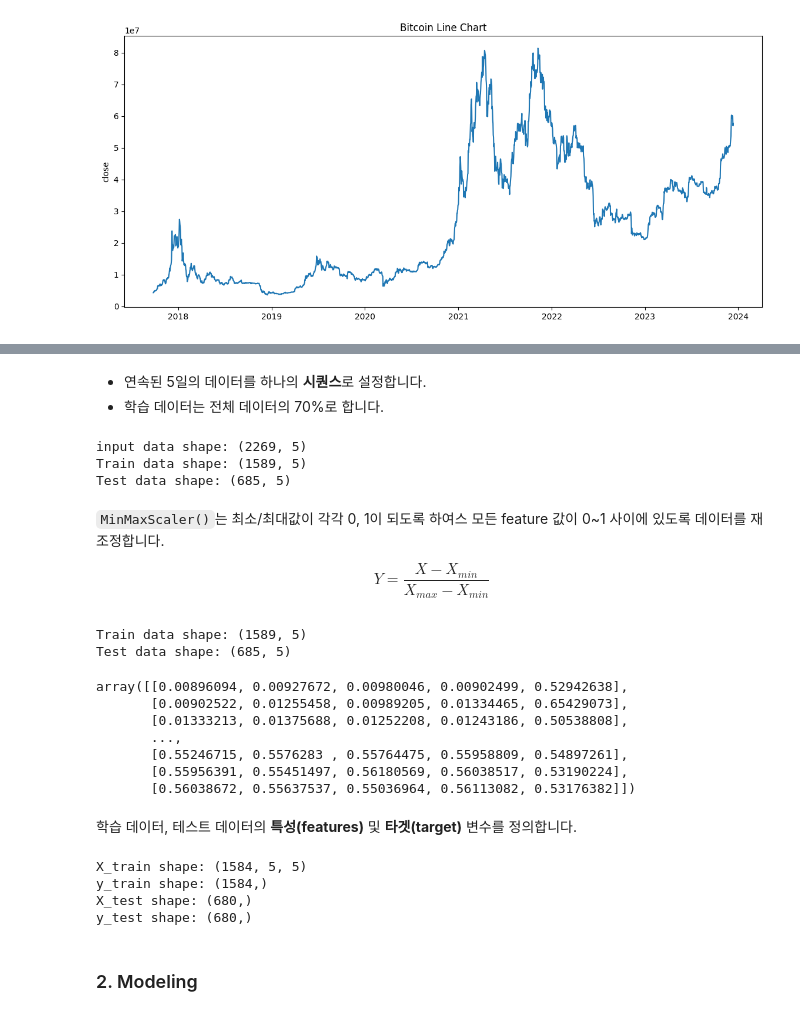
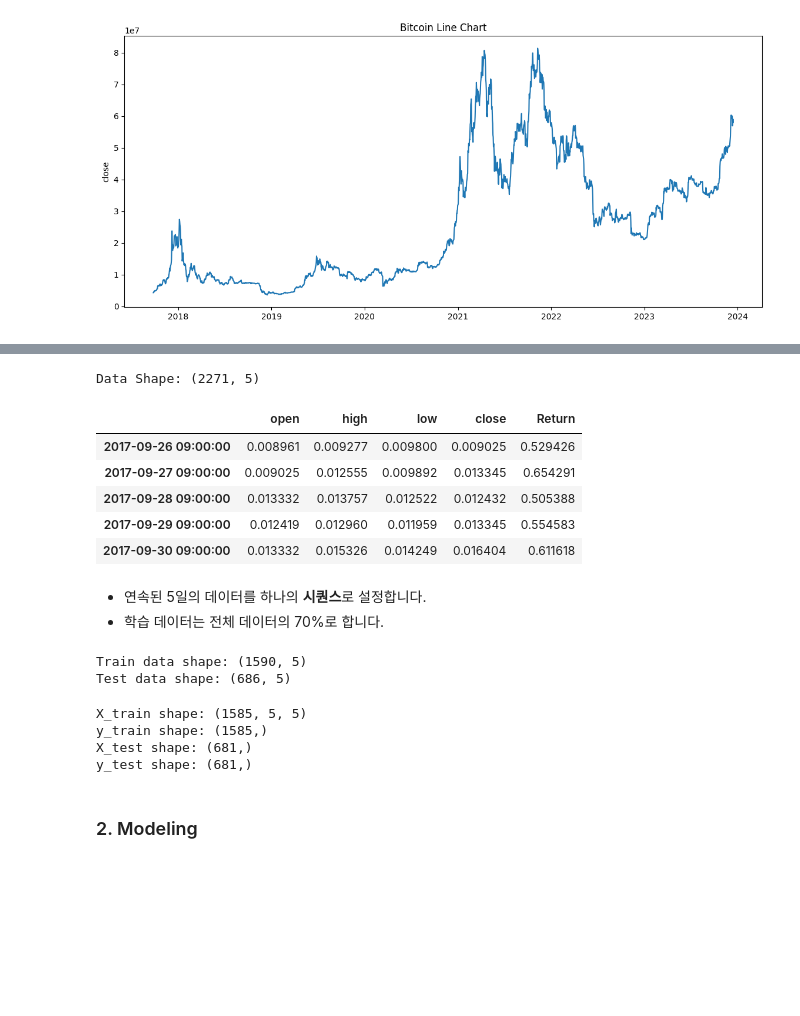
Before and after one commit to lagonee23/price-prediction-models, a Jupyter notebook: bitcoin_price_model.ipynb, the cells around one changed output, grey strips where cells are left out. Saved outputs shown, nothing was run; the diff lists cells and outputs as text; code cells hidden in the pictures; blank space fills up the shorter version.

```diff
--- a/bitcoin_price_model.ipynb
+++ b/bitcoin_price_model.ipynb
@@ -153,3 +135,24 @@ array([[ 4.31700000e+06,  4.41800000e+06,  4.31100000e+06,
+# %%
+from sklearn.preprocessing import MinMaxScaler
+
+X = df[['open', 'high', 'low', 'Return']]  # features
+y = df['close']  # target
+
+X_scaler = MinMaxScaler()
+y_scaler = MinMaxScaler()
+df[['open', 'high', 'low', 'Return']] = X_scaler.fit_transform(X)
+df['close'] = y_scaler.fit_transform(y.values.reshape(-1,1))
+
+print("Data Shape:", df.shape)
+df.head()
+# %% [output]
+Data Shape: (2271, 5)
+|  | open | high | low | close | Return |
+| 2017-09-26 09:00:00 | 0.008961 | 0.009277 | 0.009800 | 0.009025 | 0.529426 |
+| 2017-09-27 09:00:00 | 0.009025 | 0.012555 | 0.009892 | 0.013345 | 0.654291 |
+| 2017-09-28 09:00:00 | 0.013332 | 0.013757 | 0.012522 | 0.012432 | 0.505388 |
+| 2017-09-29 09:00:00 | 0.012419 | 0.012960 | 0.011959 | 0.013345 | 0.554583 |
+| 2017-09-30 09:00:00 | 0.013332 | 0.015326 | 0.014249 | 0.016404 | 0.611618 |
 # %% [markdown]
 * 연속된 5일의 데이터를 하나의 **시퀀스**로 설정합니다.
 * 학습 데이터는 전체 데이터의 70%로 합니다.
@@ -158,45 +161,21 @@ import math
 
 sequence_length = 5
 
-train_len = math.ceil(len(input_data) * 0.7)
-train = input_data[0:train_len, :]
-test = input_data[train_len - sequence_length:, :]
+train_len = math.ceil(len(df) * 0.7)
+train = df[0:train_len]
+test = df[train_len - sequence_length:]
 
-print("input data shape:", input_data.shape)
 print("Train data shape:", train.shape)
 print("Test data shape:", test.shape)
 # %% [output]
-input data shape: (2269, 5)
-Train data shape: (1589, 5)
-Test data shape: (685, 5)
+Train data shape: (1590, 5)
+Test data shape: (686, 5)
-# %% [markdown]
-`MinMaxScaler()`는 최소/최대값이 각각 0, 1이 되도록 하여스 모든 feature 값이 0~1 사이에 있도록 데이터를 재조정합니다.
-
-$$ Y = \frac{X-X_{min}}{X_{max}-X_{min}} $$
-# %%
-from sklearn.preprocessing import MinMaxScaler
-
-scaler = MinMaxScaler()
-train = scaler.fit_transform(train)  # 학습 데이터 스케일링
-test = scaler.transform(test)  # 테스트 데이터 스케일링
-
-print("Train data shape:", train.shape)
-print("Test data shape:", test.shape, end="\n\n")
-train
-# %% [output]
-Train data shape: (1589, 5)
-Test data shape: (685, 5)
-array([[0.00896094, 0.00927672, 0.00980046, 0.00902499, 0.52942638],
-       [0.00902522, 0.01255458, 0.00989205, 0.01334465, 0.65429073],
-       [0.01333213, 0.01375688, 0.01252208, 0.01243186, 0.50538808],
-       ...,
-       [0.55246715, 0.5576283 , 0.55764475, 0.55958809, 0.54897261],
-       [0.55956391, 0.55451497, 0.56180569, 0.56038517, 0.53190224],
-       [0.56038672, 0.55637537, 0.55036964, 0.56113082, 0.53176382]])
-# %% [markdown]
-학습 데이터, 테스트 데이터의 **특성(features)** 및 **타겟(target)** 변수를 정의합니다.
 # %%
 import numpy as np
+
+
+train = train.values
+test = test.values
 
 # 학습 데이터
 X_train, y_train = [], []
@@ -210,7 +189,7 @@ X_train, y_train = np.array(X_train), np.array(y_train)
 
 # 테스트 데이터
 X_test = []
-y_test = df['close'][train_len:].values
+y_test = y[train_len:].values
 
 for i in range(sequence_length, len(test)):
     X_test.append(test[i-sequence_length:i, :])
@@ -222,10 +201,10 @@ print("y_train shape:", y_train.shape)
 print("X_test shape:", y_test.shape)
 print("y_test shape:", y_test.shape)
 # %% [output]
-X_train shape: (1584, 5, 5)
-y_train shape: (1584,)
-X_test shape: (680,)
-y_test shape: (680,)
+X_train shape: (1585, 5, 5)
+y_train shape: (1585,)
+X_test shape: (681,)
+y_test shape: (681,)
 # %% [markdown]
 ### 2. Modeling
 # %%
```
Also changed, not shown: parts of 24 cells of this notebook.
